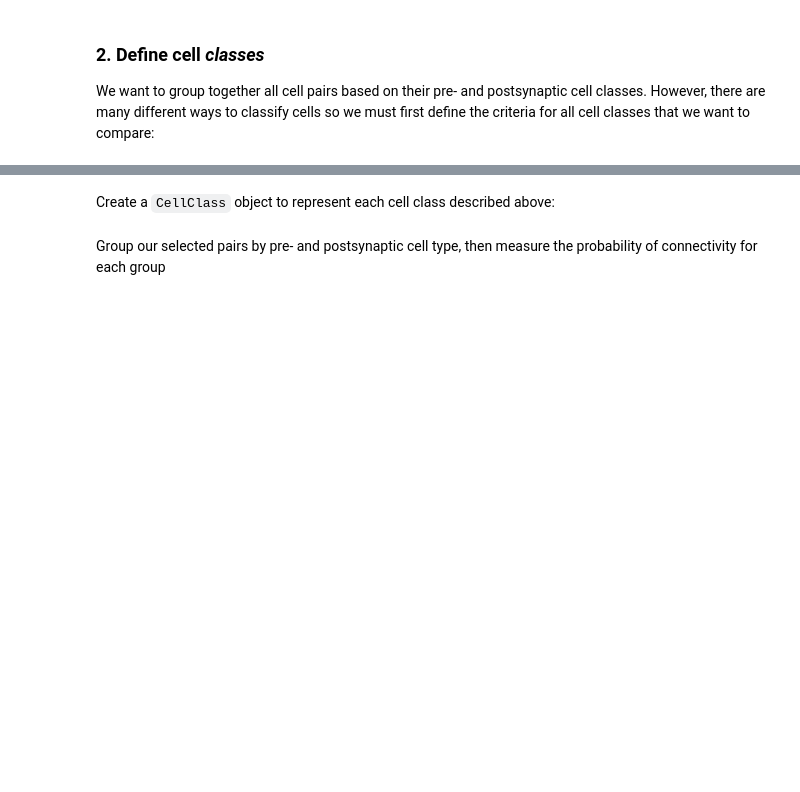
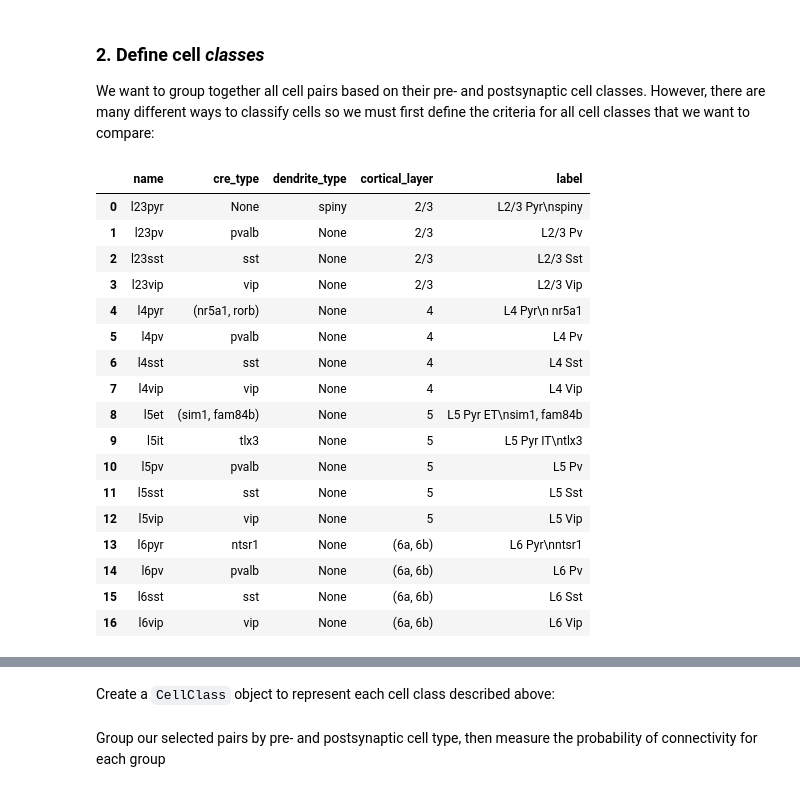
Before and after one commit to aiephys/multipatch_analysis, a Jupyter notebook: doc/connectivity.ipynb, the cells around one changed output, grey strips where cells are left out. Drawn from its saved outputs; the diff is of its cells as text; code cells hidden in the pictures; blank space fills up the shorter version.

```diff
--- a/doc/connectivity.ipynb
+++ b/doc/connectivity.ipynb
@@ -35,3 +44,46 @@ print("  synaptic connection:", "yes" if pair.has_synapse else "no")
 ### 2. Define cell _classes_
 
 We want to group together all cell pairs based on their pre- and postsynaptic cell classes. However, there are many different ways to classify cells so we must first define the criteria for all cell classes that we want to compare:
+# %%
+import pandas
+pandas.DataFrame(
+    columns=[
+         'name',    'cre_type',         'dendrite_type', 'cortical_layer', 'label'],
+    data=[
+        ('l23pyr',  None,               'spiny',         '2/3',            'L2/3 Pyr\nspiny'),
+        ('l23pv',   'pvalb',            None,            '2/3',            'L2/3 Pv'),
+        ('l23sst',  'sst',              None,            '2/3',            'L2/3 Sst'),
+        ('l23vip',  'vip',              None,            '2/3',            'L2/3 Vip'),
+        ('l4pyr',   ('nr5a1', 'rorb'),  None,            '4',              'L4 Pyr\n nr5a1'),
+        ('l4pv',    'pvalb',            None,            '4',              'L4 Pv'),
+        ('l4sst',   'sst',              None,            '4',              'L4 Sst'),
+        ('l4vip',   'vip',              None,            '4',              'L4 Vip'),
+        ('l5et',    ('sim1', 'fam84b'), None,            '5',              'L5 Pyr ET\nsim1, fam84b'),
+        ('l5it',    'tlx3',             None,            '5',              'L5 Pyr IT\ntlx3'),
+        ('l5pv',    'pvalb',            None,            '5',              'L5 Pv'),
+        ('l5sst',   'sst',              None,            '5',              'L5 Sst'),
+        ('l5vip',   'vip',              None,            '5',              'L5 Vip'),
+        ('l6pyr',   'ntsr1',            None,            ('6a','6b'),      'L6 Pyr\nntsr1'),
+        ('l6pv',    'pvalb',            None,            ('6a','6b'),      'L6 Pv'),
+        ('l6sst',   'sst',              None,            ('6a','6b'),      'L6 Sst'),
+        ('l6vip',   'vip',              None,            ('6a','6b'),      'L6 Vip'),
+    ])
+# %% [output]
+|  | name | cre_type | dendrite_type | cortical_layer | label |
+| 0 | l23pyr | None | spiny | 2/3 | L2/3 Pyr\nspiny |
+| 1 | l23pv | pvalb | None | 2/3 | L2/3 Pv |
+| 2 | l23sst | sst | None | 2/3 | L2/3 Sst |
+| 3 | l23vip | vip | None | 2/3 | L2/3 Vip |
+| 4 | l4pyr | (nr5a1, rorb) | None | 4 | L4 Pyr\n nr5a1 |
+| 5 | l4pv | pvalb | None | 4 | L4 Pv |
+| 6 | l4sst | sst | None | 4 | L4 Sst |
+| 7 | l4vip | vip | None | 4 | L4 Vip |
+| 8 | l5et | (sim1, fam84b) | None | 5 | L5 Pyr ET\nsim1, fam84b |
+| 9 | l5it | tlx3 | None | 5 | L5 Pyr IT\ntlx3 |
+| 10 | l5pv | pvalb | None | 5 | L5 Pv |
+| 11 | l5sst | sst | None | 5 | L5 Sst |
+| 12 | l5vip | vip | None | 5 | L5 Vip |
+| 13 | l6pyr | ntsr1 | None | (6a, 6b) | L6 Pyr\nntsr1 |
+| 14 | l6pv | pvalb | None | (6a, 6b) | L6 Pv |
+| 15 | l6sst | sst | None | (6a, 6b) | L6 Sst |
+| 16 | l6vip | vip | None | (6a, 6b) | L6 Vip |
```
Also changed, not shown: parts of 10 cells of this notebook, 3 other files.
